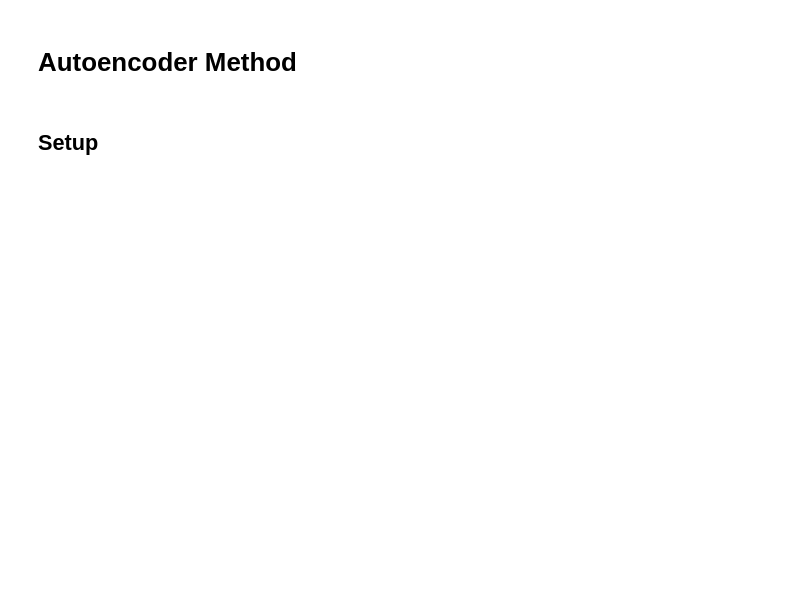
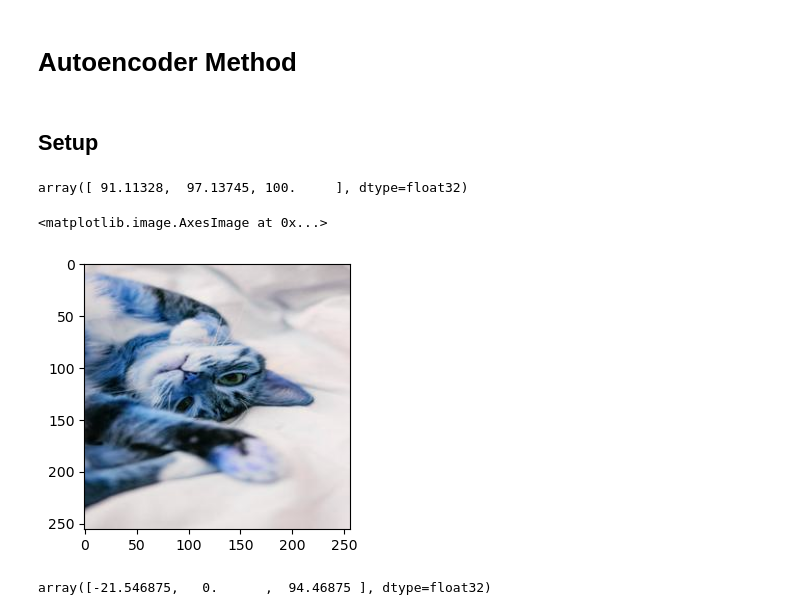
Before and after one commit to smiley-maker/Image-Colorization, a Jupyter notebook: experiments.ipynb, the cells around one changed output. Drawn from its saved outputs; the diff is of its cells as text; code cells hidden in the pictures; blank space fills up the shorter version.

```diff
--- a/experiments.ipynb
+++ b/experiments.ipynb
@@ -348,6 +360,27 @@ def ExtractInput(path):
     return X_img,y_img
 # %%
 X_,y_ = ExtractInput(ImagePath) # Data-preprocessing
+# %%
+np.unique(X_[43])
+# %% [output]
+array([ 91.11328,  97.13745, 100.     ], dtype=float32)
+# %%
+plt.figure(figsize=(30,20))
+plt.subplot(5,5,1)
+img = cv2.imread(ImagePath+"cat.jpg")
+img_1 = cv2.cvtColor(img,cv2.COLOR_BGR2RGB)
+img = cv2.cvtColor(img_1, cv2.COLOR_RGB2GRAY)
+img = cv2.cvtColor(img, cv2.COLOR_GRAY2RGB)
+#img = cv2.GaussianBlur(img,(5,5),0)
+img = cv2.resize(img, (256, 256))
+plt.imshow(img)
+# %% [output]
+<matplotlib.image.AxesImage at 0x...>
+[figure, added]
+# %%
+np.unique(y_[55])
+# %% [output]
+array([-21.546875,   0.      ,  94.46875 ], dtype=float32)
 # %%
 X_test, y_test = ExtractInput(testPath+"test_data/")
 # %%
```
Also changed, not shown: parts of 43 cells of this notebook, 3 other files.
